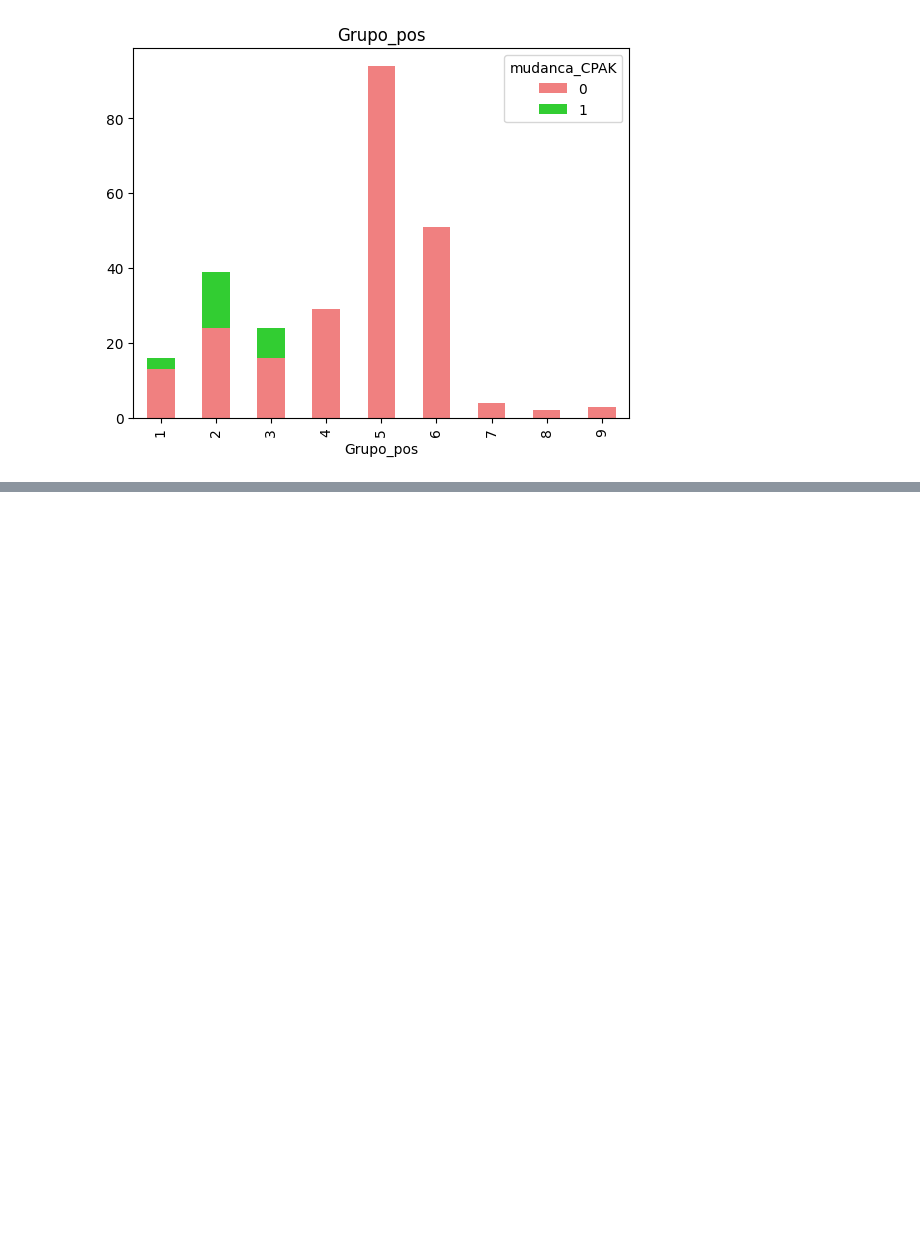
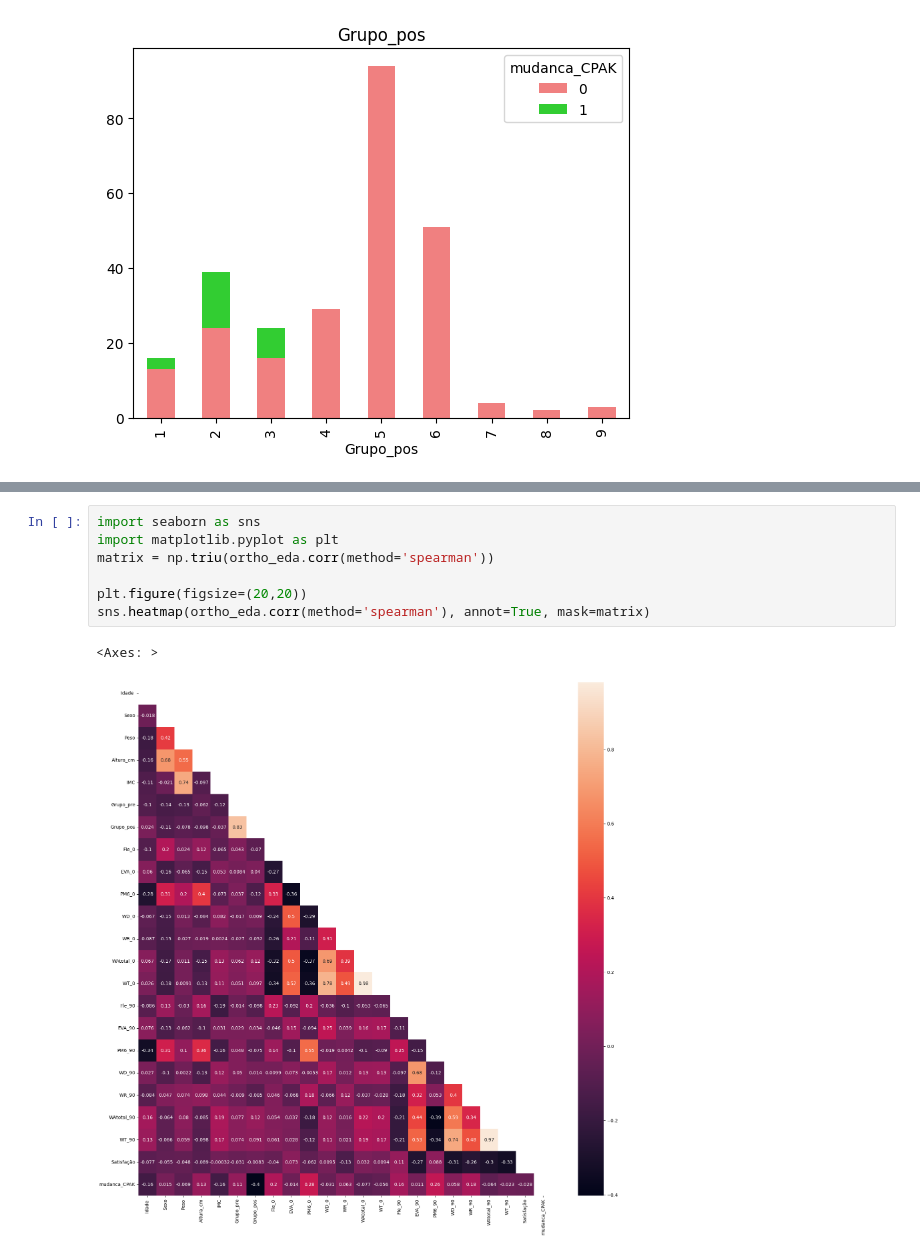
Before and after one commit to efigueira-hds/ML_Projeto_Final, a Jupyter notebook: EDA.ipynb, the cells around one changed output, grey strips where cells are left out. Drawn from its saved outputs; the diff is of its cells as text; blank space fills up the shorter version.

```diff
--- a/EDA.ipynb
+++ b/EDA.ipynb
@@ -377,0 +473,10 @@ for var in var_categoricas:
+# %%
+import seaborn as sns
+import matplotlib.pyplot as plt
+matrix = np.triu(ortho_eda.corr(method='spearman'))
+
+plt.figure(figsize=(20,20))
+sns.heatmap(ortho_eda.corr(method='spearman'), annot=True, mask=matrix)
+# %% [output]
+<Axes: >
+[figure, added]
```
Also changed, not shown: parts of 8 cells of this notebook.
